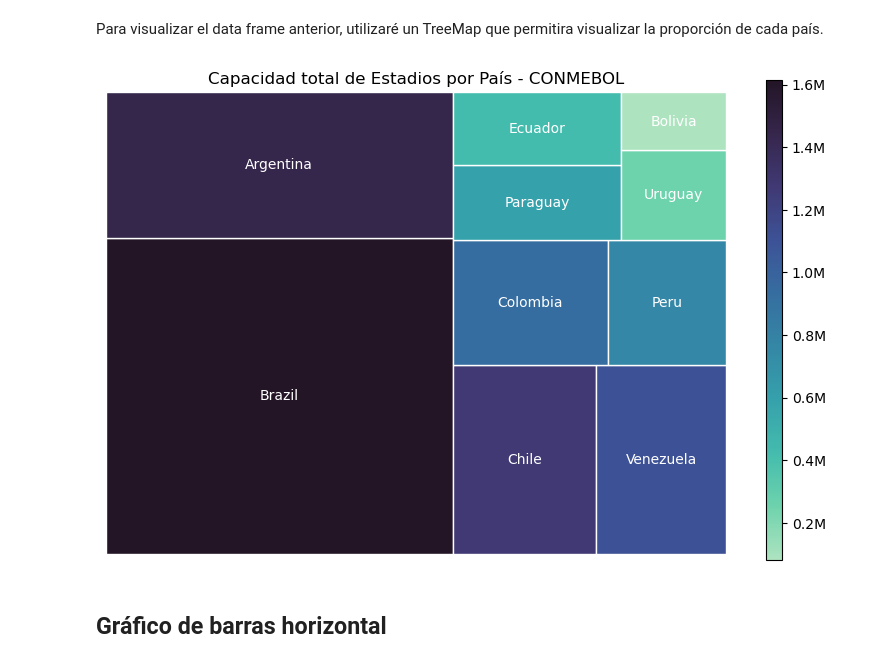
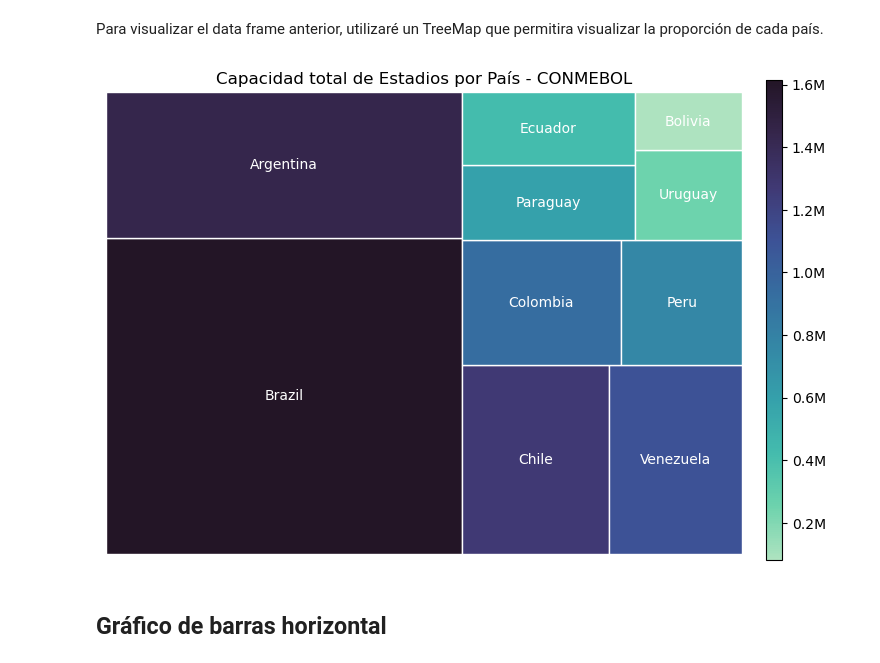
Before and after one commit to guilleldas/Proyecto_Visualizacion_Python, a Jupyter notebook: Consultas_Visualización.ipynb, the cells around one changed output. Drawn from its saved outputs; the diff is of its cells as text; code cells hidden in the pictures.

```diff
--- a/Consultas_Visualización.ipynb
+++ b/Consultas_Visualización.ipynb
@@ -57,28 +57,28 @@ capacidad_df
 # %% [markdown]
 Realizo un gráfico de barras, creo que este dataframe es pequeño y se vera bien reflejado en este tipo de gráfico.
 # %%
-# Me aseguro de que los datos dentro de la columna 'SUM(capacity)' sean enteros, y sino que sean convertidos.
+# Me aseguro de que los datos dentro de la columna 'Capacidad' sean enteros, y sino que sean convertidos.
 # Esto es para poder realizar operaciones posteriormente.
 
-capacidad_df['SUM(capacity)'] = capacidad_df['SUM(capacity)'].astype(int)
+capacidad_df['Capacidad'] = capacidad_df['Capacidad'].astype(int)
 
 # Comienzo a crear el gráfico.
 
 plt.figure(figsize=(8, 6))
-bars = plt.bar(capacidad_df['confederation'], capacidad_df['SUM(capacity)'], color=['lightblue', 'lightskyblue', 'skyblue'])
+bars = plt.bar(capacidad_df['Confederacion'], capacidad_df['Capacidad'], color=['lightblue', 'lightskyblue', 'skyblue'])
 plt.xlabel('Confederación')
 plt.ylabel('Capacidad Total (en millones)')
 plt.title('Capacidad Total de Estadios por Confederación')
 plt.margins(0.1)
-plt.legend(bars, capacidad_df['confederation'])
+plt.legend(bars, capacidad_df['Confederacion'])
 
 # Con el siguiente bucle, busco poner los valores encima de cada barra, mejora la visualización y da valor concreto.
 
-for i, valor in enumerate(capacidad_df['SUM(capacity)']):
+for i, valor in enumerate(capacidad_df['Capacidad']):
     plt.text(i, valor, f'{valor/1e6:.2f}M', ha='center', va='bottom', color='black', fontsize=9,
              bbox = dict(facecolor = 'lightyellow', alpha =.8))
 
-plt.savefig('grafico_barras_1.png')
+plt.savefig('grafico_barras_1.png', bbox_inches='tight')
 plt.show()
 # %% [output]
 [figure]
@@ -172,35 +169,37 @@ squarify.plot(sizes = capacidades_conmebol_df['Capacidad'],
               color = sb.color_palette("mako", len(capacidades_conmebol_df['País'])),
               linewidth=1,
               edgecolor='white'
              )
 
 # Elimino los ejes para una mejor visualización.
 
 plt.axis("off")
 
 # Las siguientes líneas son para crear la barra de colores y que me quede de acuerdo a lo visto en el TreeMap. Esta barra es
 # independiente al gráfico. Al crearla tuve un problema y fue que los valores estaban invertidos, es decir que los colores más
 # claros representaban los valores más altos y vicebersa. Con una pequeña búsqueda y una serie de intentos, logre que
 # quede de forma correcta.
 
 # Cambiar la normalización para invertir la barra de colores
 norm = Normalize(vmin=capacidades_conmebol_df['Capacidad'].max(), vmax=capacidades_conmebol_df['Capacidad'].min())
 
 # Obtener la paleta de colores "mako" y revertirla
 inverted_palette = sb.color_palette("mako", len(capacidades_conmebol_df['País']))[::-1]
 
 # Crear el colormap invertido
 inverted_cmap = LinearSegmentedColormap.from_list('inverted_mako', inverted_palette)
 
 # Crear la barra de colores con la normalización invertida
 cbar = mcolorbar.ColorbarBase(plt.axes([0.95, 0.1, 0.02, 0.8]), cmap=inverted_cmap, norm=norm, orientation='vertical')
 
 # Borro la notación científica de la barra de colores y agrego la "M".
 cbar.ax.yaxis.set_major_formatter(plt.FuncFormatter(lambda x, _: f'{x/1e6:.1f}M'))
 
-plt.savefig('treemap_1.png')
+plt.subplots_adjust(right=0.92) # Arrimo la barra de colores hacia el grafico, por motivos de guardado.
+
+plt.savefig('treemap_1.png', bbox_inches='tight') # Además de guardar, aseguro que se guarde la barra de colores.
 # %% [output]
-[figure, old version]
+[figure, new version]
 # %% [markdown]
 ## Gráfico de barras horizontal
 # %% [markdown]
```
Also changed, not shown: parts of 9 cells of this notebook.
